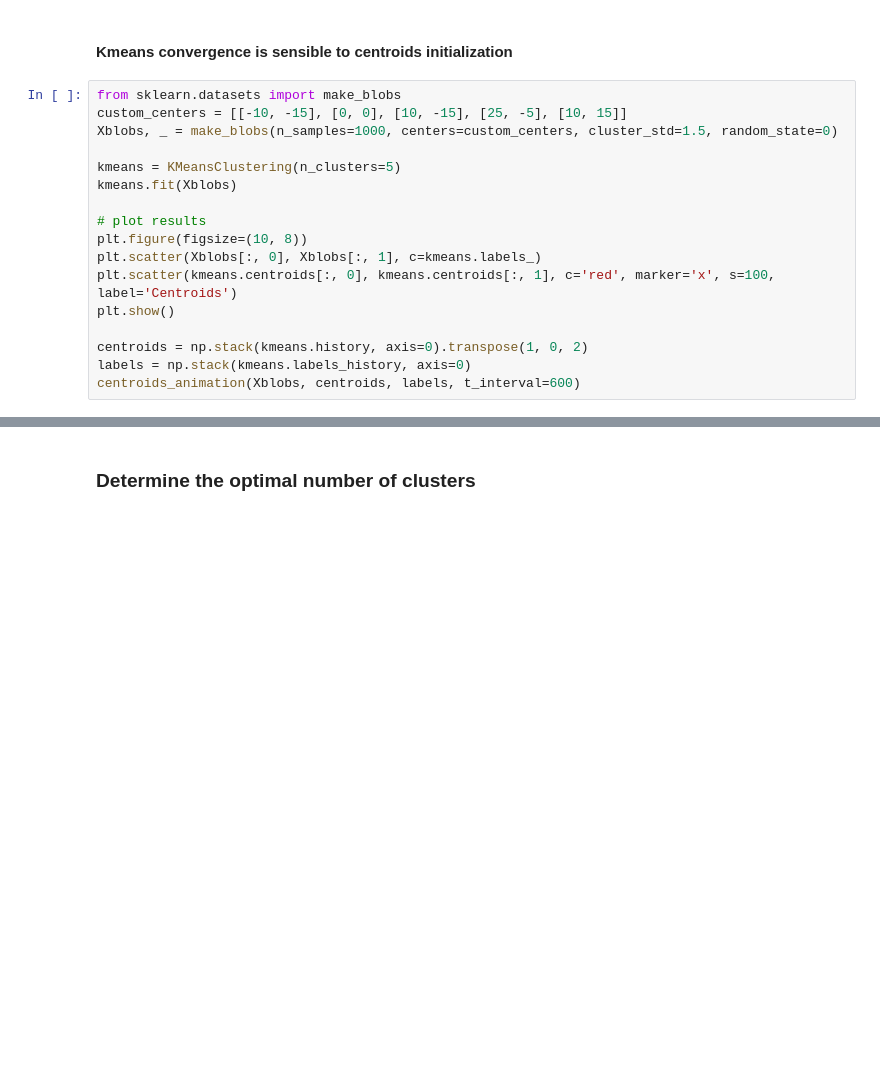
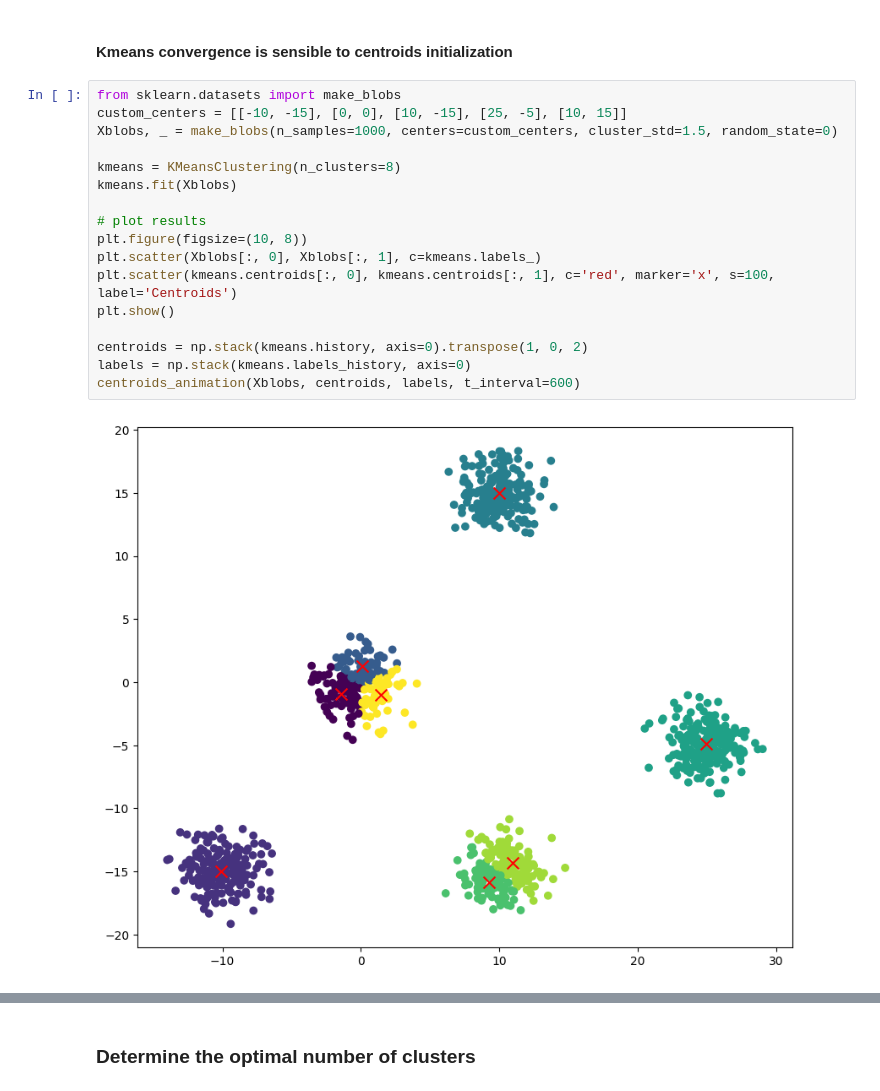
Before and after one commit to AMCO-UniPD/ML_lab_DEI_public, a Jupyter notebook: LAB6_unsupervised.ipynb, the cells around one changed output, grey strips where cells are left out. Saved outputs shown, nothing was run; the diff lists cells and outputs as text; blank space fills up the shorter version.

```diff
--- a/LAB6_unsupervised.ipynb
+++ b/LAB6_unsupervised.ipynb
@@ -88,17 +88,19 @@ class KMeansClustering:
 # %%
 from sklearn.datasets import make_blobs
 custom_centers = [[-10, -15], [0, 0], [10, -15], [25, -5], [10, 15]]
 Xblobs, _ = make_blobs(n_samples=1000, centers=custom_centers, cluster_std=1.5, random_state=0)
 
-kmeans = KMeansClustering(n_clusters=5)
+kmeans = KMeansClustering(n_clusters=8)
 kmeans.fit(Xblobs)
 
 # plot results
 plt.figure(figsize=(10, 8))
 plt.scatter(Xblobs[:, 0], Xblobs[:, 1], c=kmeans.labels_)
 plt.scatter(kmeans.centroids[:, 0], kmeans.centroids[:, 1], c='red', marker='x', s=100, label='Centroids')
 plt.show()
 
 centroids = np.stack(kmeans.history, axis=0).transpose(1, 0, 2)
 labels = np.stack(kmeans.labels_history, axis=0)
 centroids_animation(Xblobs, centroids, labels, t_interval=600)
+# %% [output]
+[figure, added]
```
Also changed, not shown: parts of 18 cells of this notebook.
